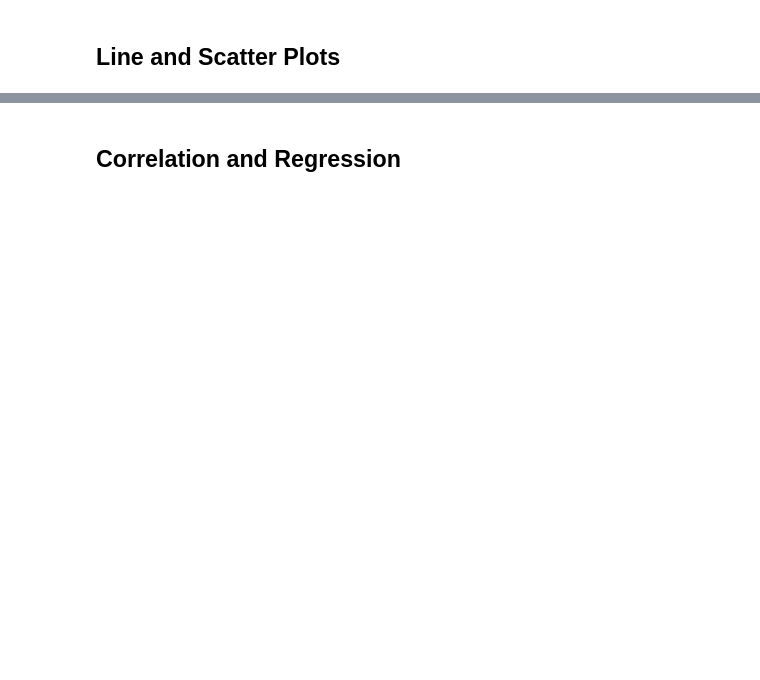
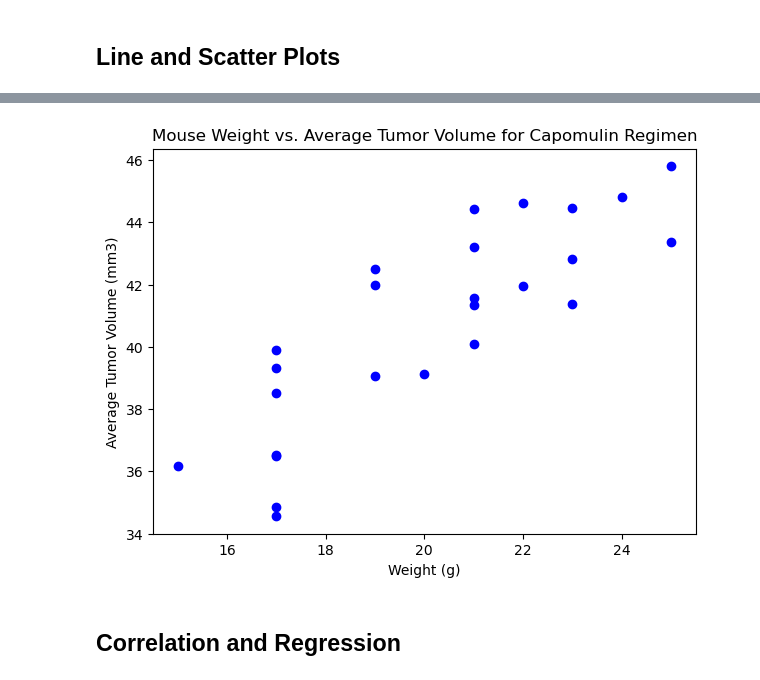
Before and after one commit to j91k/matplotlib-challenge, a Jupyter notebook: pymaceuticals_starter_jimmy.ipynb, the cells around one changed output, grey strips where cells are left out. Drawn from its saved outputs; the diff is of its cells as text; code cells hidden in the pictures; blank space fills up the shorter version.

```diff
--- a/pymaceuticals_starter_jimmy.ipynb
+++ b/pymaceuticals_starter_jimmy.ipynb
@@ -229,2 +291,24 @@ Ceftamin's potential outliers: Series([], Name: Tumor Volume (mm3), dtype: float
+# %%
+# Generate a scatter plot of mouse weight vs. the average observed tumor volume for the entire Capomulin regimen
+capomulin_data = clean_df[clean_df["Drug Regimen"] == "Capomulin"]
+
+# Group the Capomulin data by Mouse ID and calculate the average weight and tumor volume for each mouse
+avg_data = capomulin_data.groupby("Mouse ID").agg({"Weight (g)": "mean", "Tumor Volume (mm3)": "mean"})
+
+# Extract weight and average tumor volume
+avg_weight = avg_data["Weight (g)"]
+avg_tumor_volume = avg_data["Tumor Volume (mm3)"]
+
+# Plot weight vs. average tumor volume as a scatter plot
+plt.figure(figsize=(7, 5))
+plt.scatter(avg_weight, avg_tumor_volume, marker='o', color='blue')
+
+# Add title and labels
+plt.title('Mouse Weight vs. Average Tumor Volume for Capomulin Regimen')
+plt.xlabel('Weight (g)')
+plt.ylabel('Average Tumor Volume (mm3)')
+plt.show()
+# %% [output]
+[figure, added]
 # %% [markdown]
 ## Correlation and Regression
```
Also changed, not shown: parts of 13 cells of this notebook.
